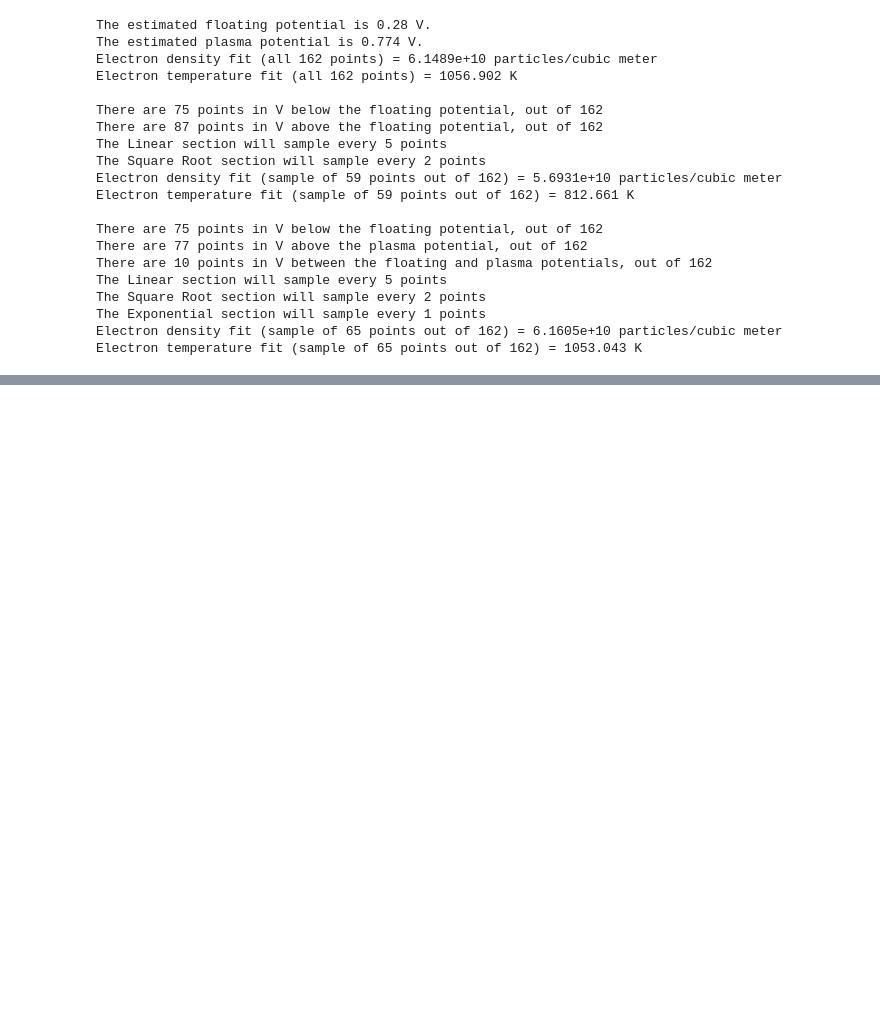
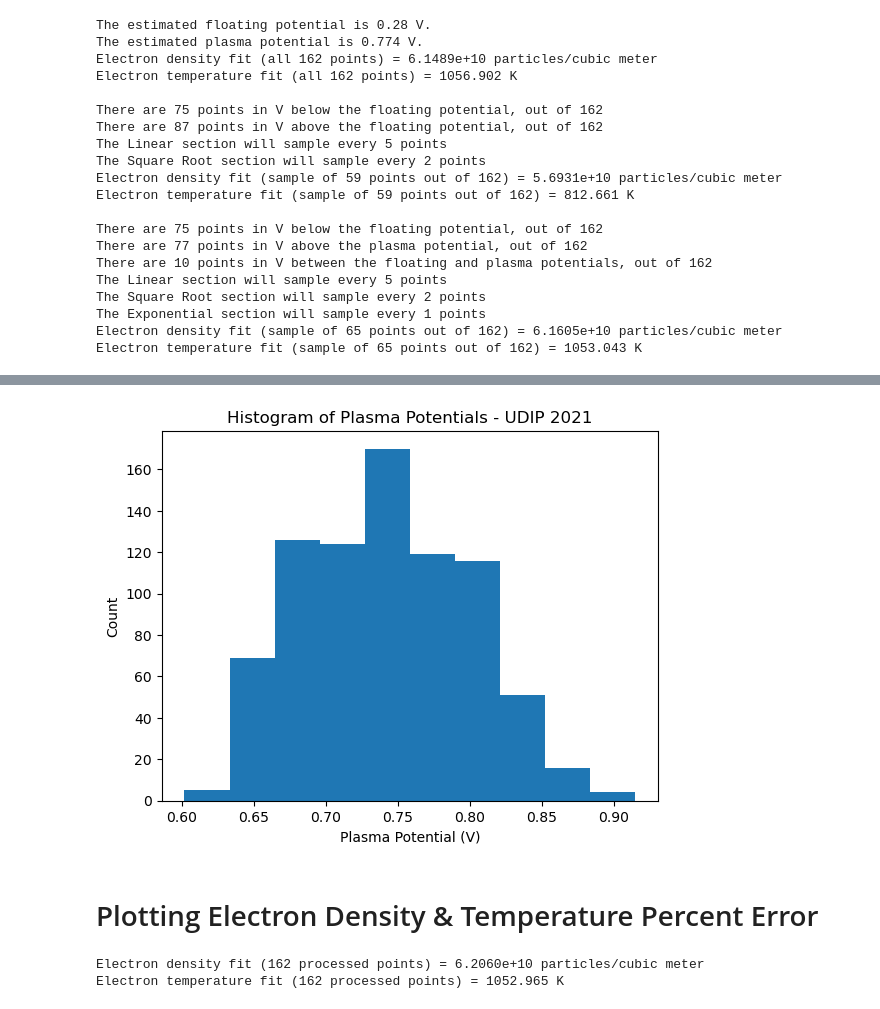
Before and after one commit to jgoodwill1/DAPPEr, a Jupyter notebook: Sweep Analysis - Jarrod.ipynb, the cells around one changed output, grey strips where cells are left out. Saved outputs shown, nothing was run; the diff lists cells and outputs as text; code cells hidden in the pictures; blank space fills up the shorter version.

```diff
--- a/Sweep Analysis - Jarrod.ipynb
+++ b/Sweep Analysis - Jarrod.ipynb
@@ -510,0 +751,10 @@ Electron temperature fit (sample of 65 points out of 162) = 1053.043 K
+# %%
+plt.hist(plsm_list)
+plt.title('Histogram of Plasma Potentials - UDIP 2021')
+plt.xlabel('Plasma Potential (V)')
+plt.ylabel('Count')
+plt.show()
+# %% [output]
+[figure, added]
+# %% [markdown]
+# Plotting Electron Density & Temperature Percent Error
@@ -510,0 +764,64 @@ Electron temperature fit (sample of 65 points out of 162) = 1053.043 K
+# %%
+sweepNum = 1000  # Use Sweep 1000 to 1800
+
+V = packets['packets']['Medium'][f'{sweepNum}']['Voltage']
+I = packets['packets']['Medium'][f'{sweepNum}']['Current0']
+
+V_pros, I_pros = data_processing(V,I)
+
+x, y, popt, pcov = gen_fit(V, I, True) # x is V, y is I
+
+# ne -> popt[5], temp e -> popt[6]
+ne_baseline = popt[5]
+temp_e_baseline = popt[6]
+
+print(f'Electron density fit ({len(V_pros)} processed points) = {"{:.4e}".format(ne_baseline)} particles/cubic meter')
+print(f'Electron temperature fit ({len(V_pros)} processed points) = {round(temp_e_baseline, 3)} K')
+print('')
+
+#lin_perc = (1/5)
+#exp_perc = (1/1)
+#sqrt_perc = (1/2)
+
+perc = np.arange(1,100,1)
+#print(perc)
+
+perc_err_ne_lin = []
+perc_err_temp_lin = []
+
+perc_err_ne_exp = []
+perc_err_temp_exp = []
+
+perc_err_ne_sqrt = []
+perc_err_temp_sqrt = []
+
+for i in perc:
+
+    lin_x, lin_y = lin_exp_sqrt_sample_perc(V, I, (i/100), (1.0), (1.0))  # (0.20), (0.45), (0.35)
+    n_lin_x, n_lin_y = data_processing(lin_x, lin_y)
+    x, y, popt, pcov = gen_fit(n_lin_x, n_lin_y, True) # x is V, y is I
+    ne_lin = popt[5]
+    temp_e_lin = popt[6]
+    perc_err_ne_lin.append(perc_error(ne_lin, ne_baseline))
+    perc_err_temp_lin.append(perc_error(temp_e_lin, temp_e_baseline))
+
+
+    exp_x, exp_y = lin_exp_sqrt_sample_perc(V, I, (1.0), (i/100), (1.0))  # (0.20), (0.45), (0.35)
+    n_exp_x, n_exp_y = data_processing(exp_x, exp_y)
+    x, y, popt, pcov = gen_fit(n_exp_x, n_exp_y, True) # x is V, y is I
+    ne_exp = popt[5]
+    temp_e_exp = popt[6]
+    perc_err_ne_exp.append(perc_error(ne_exp, ne_baseline))
+    perc_err_temp_exp.append(perc_error(temp_e_exp, temp_e_baseline))
+
+
+    sqrt_x, sqrt_y = lin_exp_sqrt_sample_perc(V, I, (1.0), (1.0), (i/100))  # (0.20), (0.45), (0.35)
+    n_sqrt_x, n_sqrt_y = data_processing(sqrt_x, sqrt_y)
+    x, y, popt, pcov = gen_fit(n_sqrt_x, n_sqrt_y, True) # x is V, y is I
+    ne_sqrt = popt[5]
+    temp_e_sqrt = popt[6]
+    perc_err_ne_sqrt.append(perc_error(ne_sqrt, ne_baseline))
+    perc_err_temp_sqrt.append(perc_error(temp_e_sqrt, temp_e_baseline))
+# %% [output]
+Electron density fit (162 processed points) = 6.2060e+10 particles/cubic meter
+Electron temperature fit (162 processed points) = 1052.965 K
```
Also changed, not shown: parts of 11 cells of this notebook.
